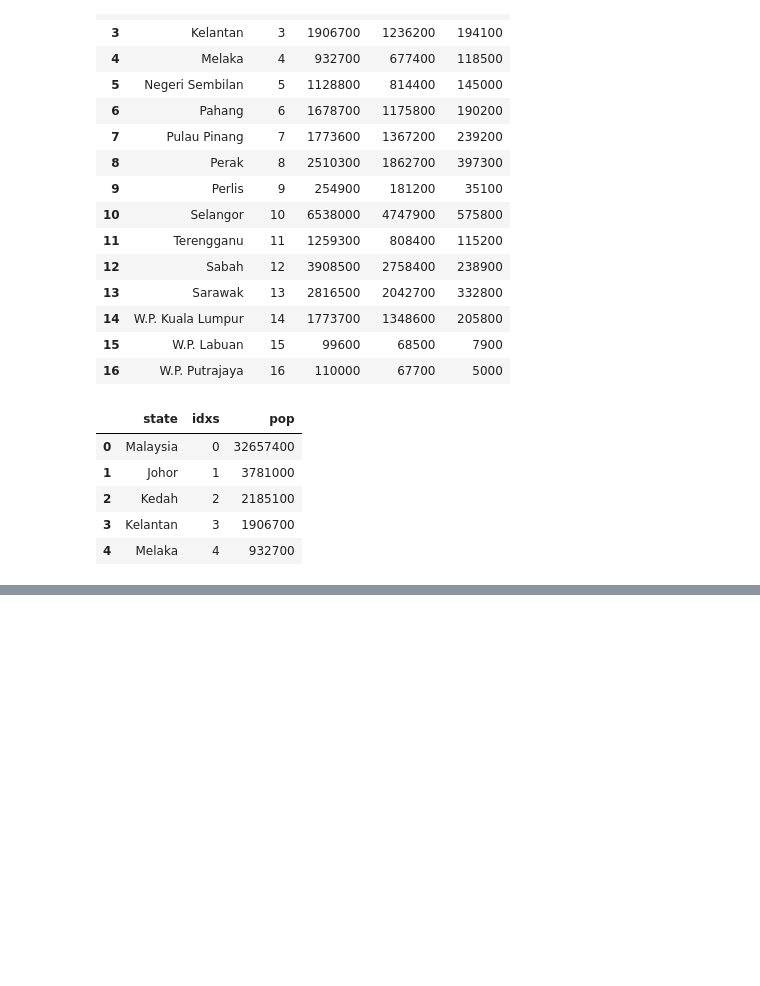
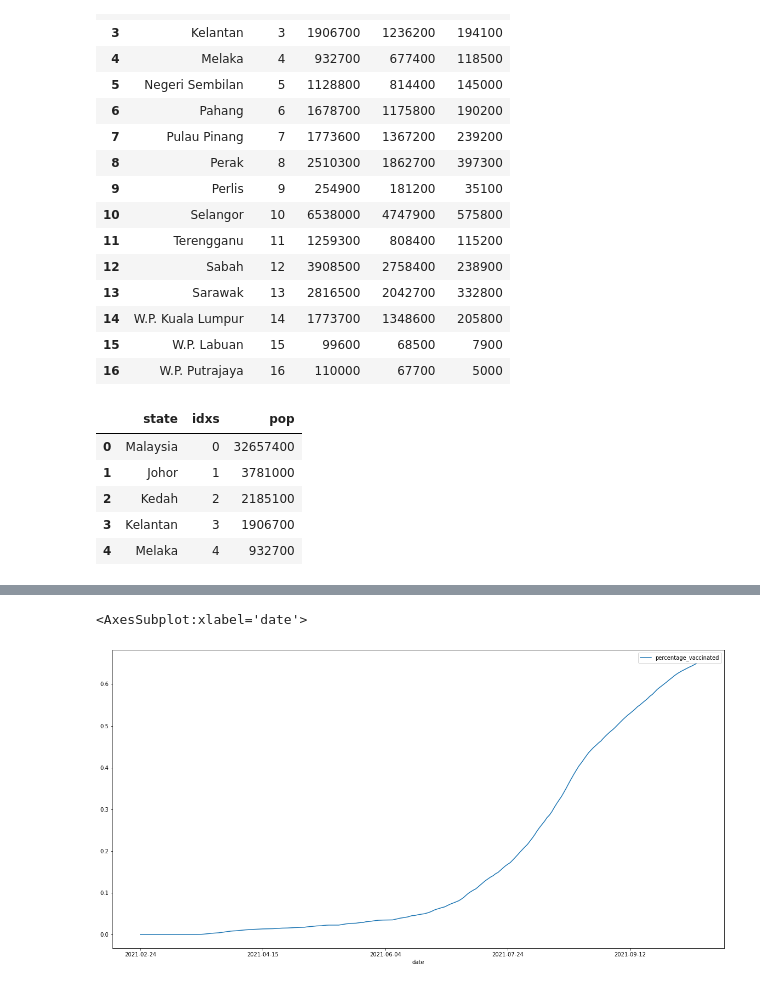
Before and after one commit to sidharrth2002/covid-streamlit-2, a Jupyter notebook: exploration.ipynb, the cells around one changed output, grey strips where cells are left out. Cells and saved outputs as stored; diff of their text form; code cells hidden in the pictures; blank space fills up the shorter version.

```diff
--- a/exploration.ipynb
+++ b/exploration.ipynb
@@ -942,0 +972,11 @@ population.head()
+# %%
+# vax_population = vax_malaysia.merge(population, on='state')
+malaysia_population = population[population['state'] == 'Malaysia']['pop'].iloc[0]
+vax_malaysia['cumul'] = vax_malaysia['daily_full'].cumsum()
+vax_malaysia['percentage_vaccinated'] = vax_malaysia['cumul'] / malaysia_population
+# %%
+import matplotlib.pyplot as plt
+vax_malaysia.plot.line(x='date', y='percentage_vaccinated', figsize=(20,10))
+# %% [output]
+<AxesSubplot:xlabel='date'>
+[figure, added]
```
Also changed, not shown: parts of 7 cells of this notebook.
